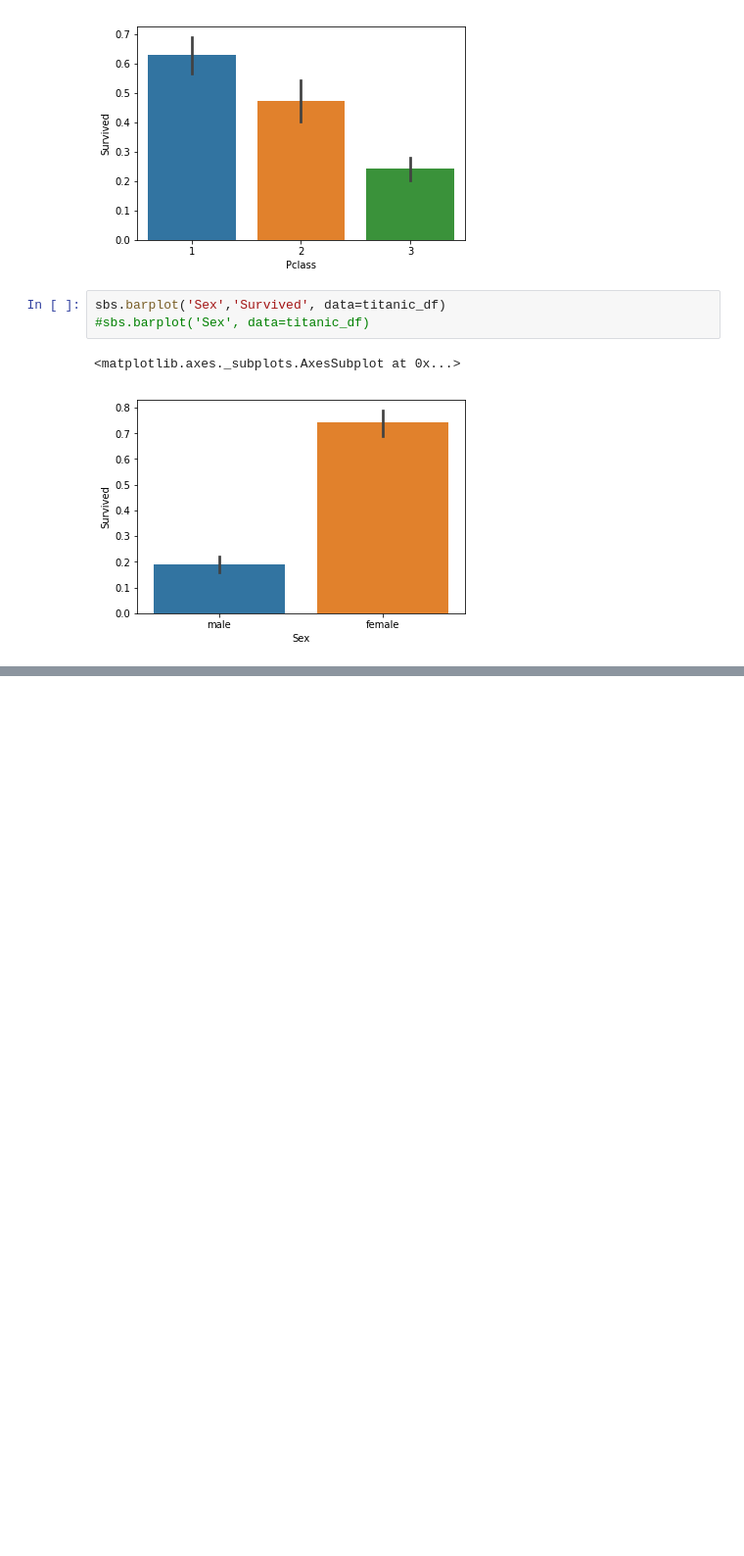
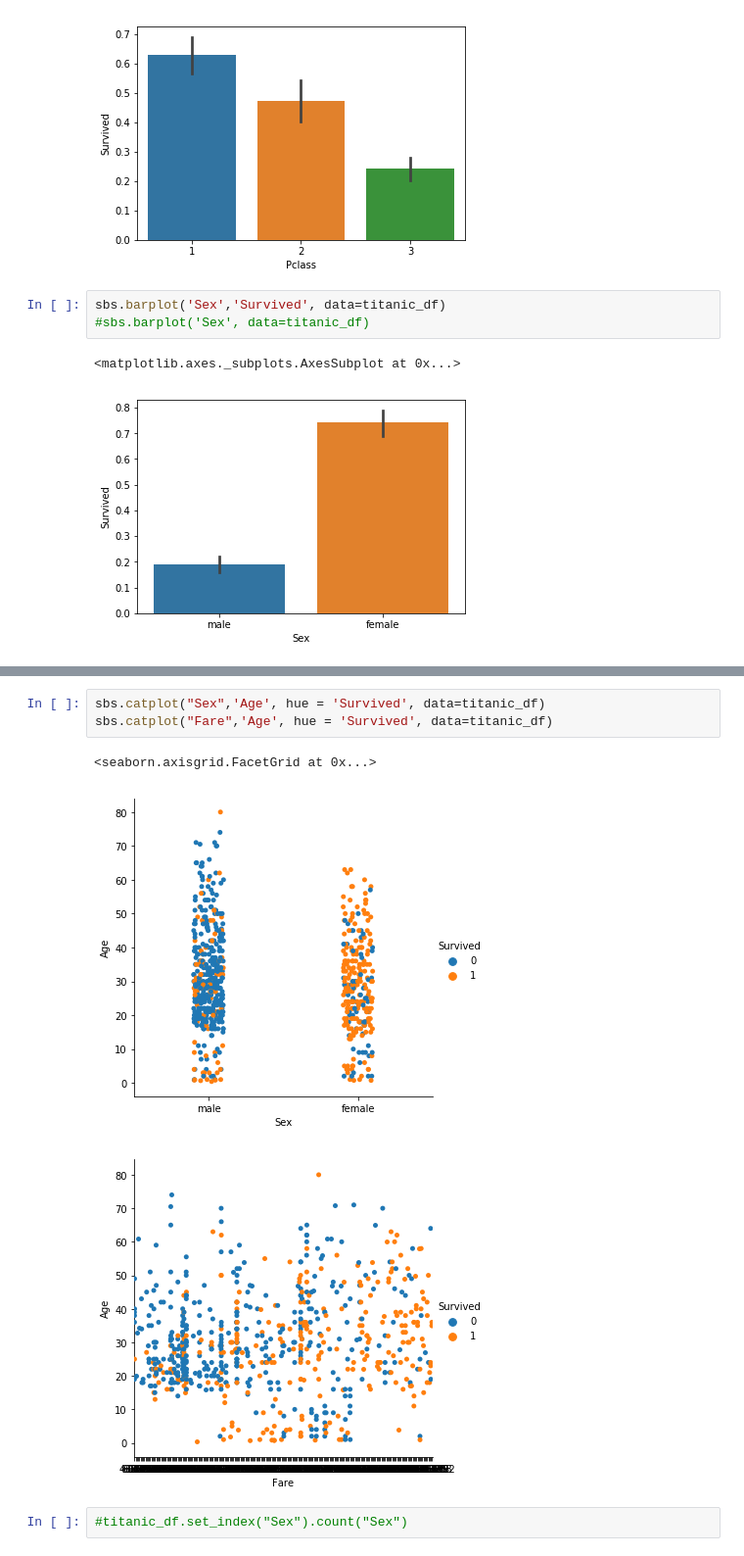
Before and after one commit to Mixsa12/Learning, a Jupyter notebook: Titanic_Data_Project_Udemy/Titanic Data intro project.ipynb, the cells around one changed output, grey strips where cells are left out. Shown: that part at 98% size. Cells and saved outputs as stored; diff of their text form; blank space fills up the shorter version.

```diff
--- a/Titanic_Data_Project_Udemy/Titanic Data intro project.ipynb
+++ b/Titanic_Data_Project_Udemy/Titanic Data intro project.ipynb
@@ -73,0 +72,9 @@ ValueError: No axis named Sex for object type <class 'pandas.core.frame.DataFram
+# %%
+sbs.catplot("Sex",'Age', hue = 'Survived', data=titanic_df)
+sbs.catplot("Fare",'Age', hue = 'Survived', data=titanic_df)
+# %% [output]
+<seaborn.axisgrid.FacetGrid at 0x...>
+[figure, added]
+[figure, added]
+# %%
+#titanic_df.set_index("Sex").count("Sex")
```
Also changed, not shown: parts of 8 cells of this notebook.
